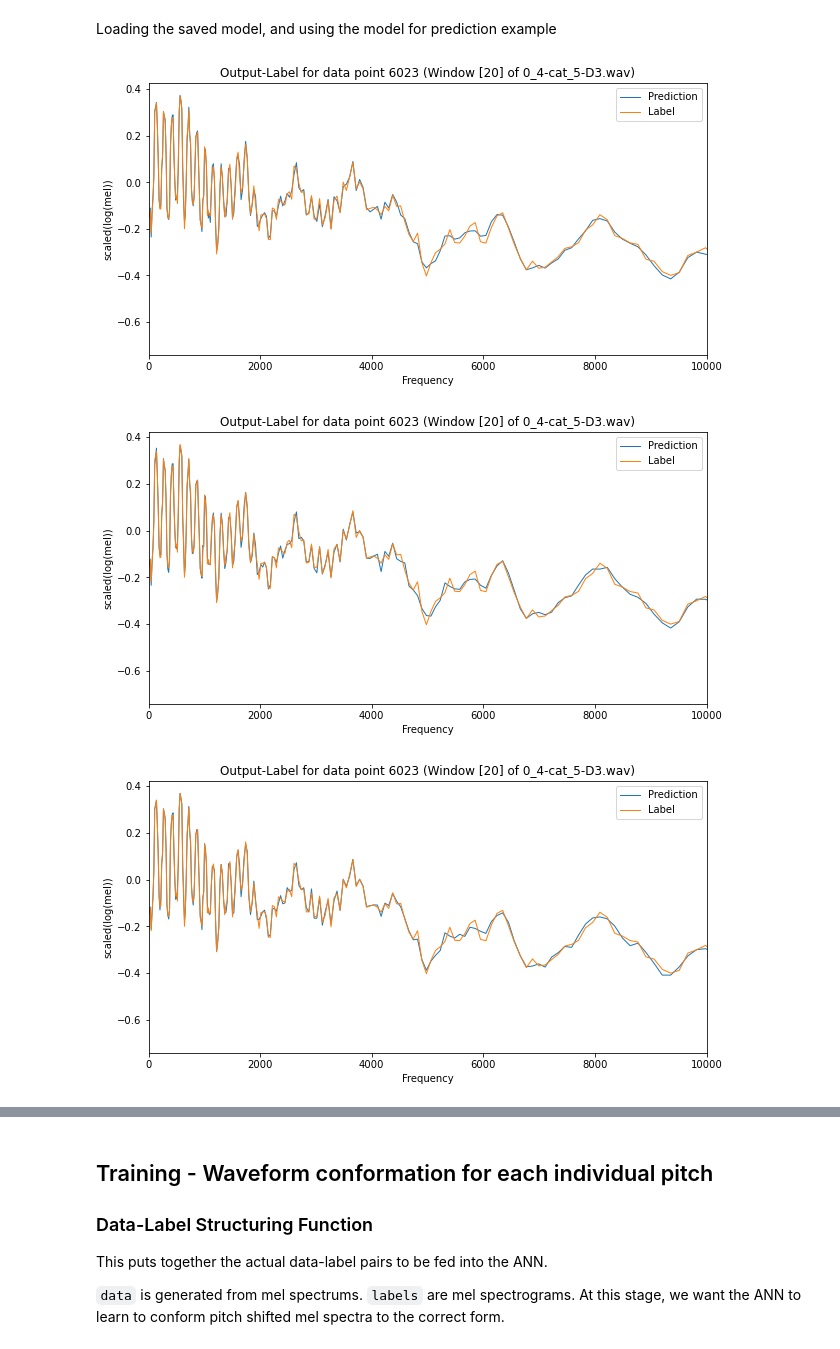
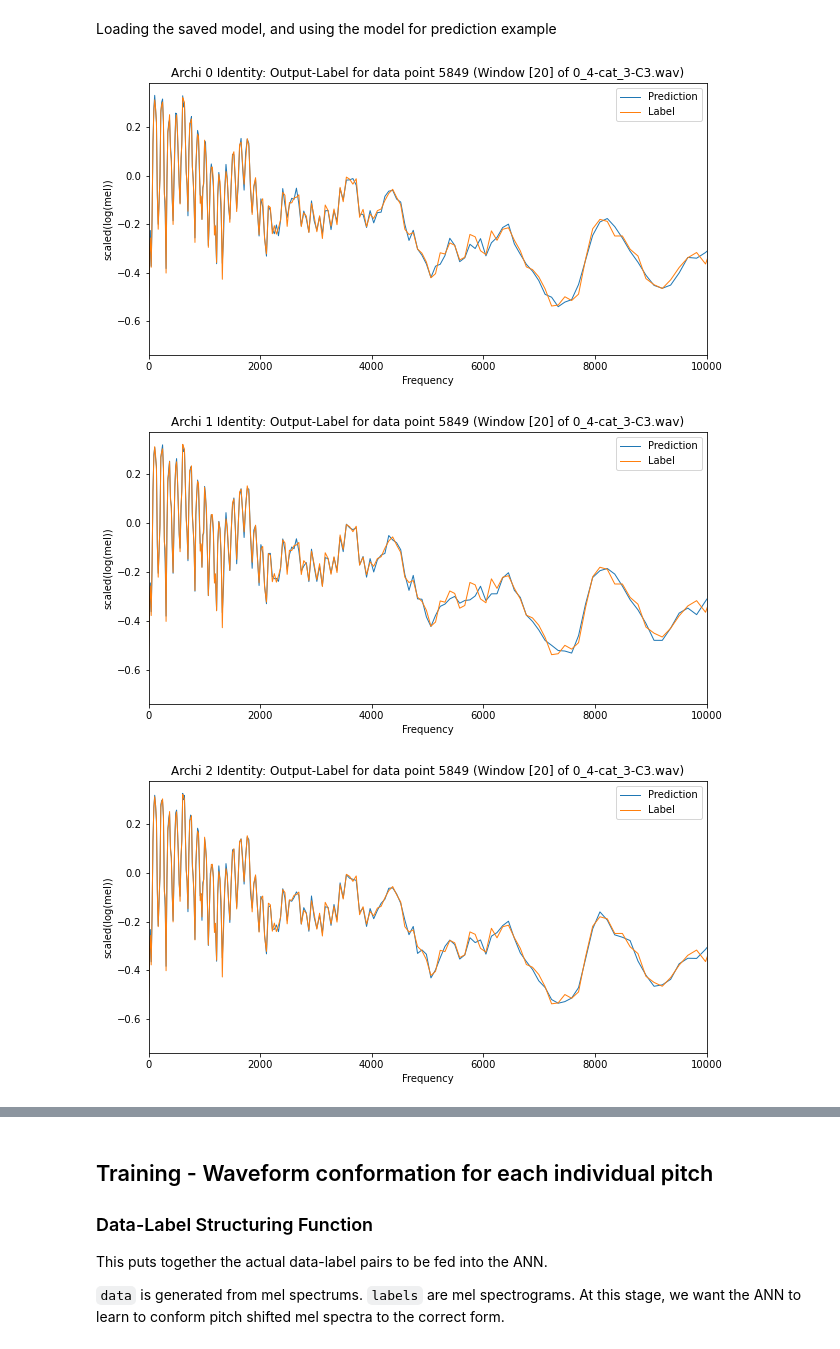
Before and after one commit to zioul123/VocalPitchModulator, a Jupyter notebook: SpecificModelCreation.ipynb, the cells around one changed output, grey strips where cells are left out. Cells and saved outputs as stored; diff of their text form; code cells hidden in the pictures.

Commit message:
Add more plots and fix the last two cells

```diff
--- a/SpecificModelCreation.ipynb
+++ b/SpecificModelCreation.ipynb
@@ -338,43 +341,44 @@ Model saved at model_data\VPMModel\Archi-3_Identity-Mels-to-Mels_epoch5000_512_5
 Saving the model
 # %% [markdown]
 Loading the saved model, and using the model for prediction example
+# %%
+vidx = 4; pIdx = 3; pid = 0; winIdx = 20;
+wavIdx = flat_ref_idx(vidx, pIdx, pid)
+
+model_paths = [
+    "Archi-0_Identity-Mels-to-Mels_epoch5000_256_256_256.pt",
+    "Archi-1_Identity-Mels-to-Mels_epoch5000_296_296_256.pt",
+    "Archi-2_Identity-Mels-to-Mels_epoch5000_266_266_256.pt",
+    "Archi-3_Identity-Mels-to-Mels_epoch5000_512_512_256.pt"
+]
+n_inputs = [ 256, 296, 266, 512 ]
+n_hids =  [ 256, 296, 266, 512 ]
 # %%
-vidx = 4; pIdx = 5; pid = 0; winIdx = 20;
-wavIdx = flat_ref_idx(vidx, pIdx, pid)
-
-model_paths = [
-    "Archi-0_Identity-Mels-to-Mels_epoch5000_256_256_256.pt",
-    "Archi-1_Identity-Mels-to-Mels_epoch5000_296_296_256.pt",
-    "Archi-2_Identity-Mels-to-Mels_epoch5000_266_266_256.pt",
-    "Archi-3_Identity-Mels-to-Mels_epoch5000_512_512_256.pt"
-]
-n_inputs = [ 256, 296, 266, 512 ]
-n_hids =  [ 256, 296, 266, 512 ]
-
+# Plot a single window spectrum sample
 for archi in range(4):
     model = BaseFFN(n_input=n_inputs[archi], n_hid=n_hids[archi], n_output=n_mels)
     model.load_state_dict(torch.load(os.path.join("model_data", "VPMModel", model_paths[archi]), map_location=torch.device('cpu')))
     model.eval()
 
     data_tensor, label_tensor = map(torch.tensor, (datas[archi], labelss[archi]))
     data_tensor = data_tensor.float(); label_tensor = label_tensor.float();
     predictions = model(data_tensor).detach().numpy()
 
     # # # # # # # # # # # # # # # # # # # # # # # # # # # #
     # Graphing of a single mel spectra for one datapoint  #
     # # # # # # # # # # # # # # # # # # # # # # # # # # # #
     data_point = flat_data_idx(wavIdx, winIdx)
     x_axis = librosa.core.mel_frequencies(n_mels=256, fmin=0.0, fmax=22050.0)
     plt.figure(figsize=(10, 5))
     plt.plot(x_axis, predictions[data_point], label='Prediction', linewidth=1)
     plt.plot(x_axis, label_tensor[data_point], label='Label', linewidth=1)
     plt.xlim(0, 10000)
     plt.xlabel('Frequency')
     plt.ylabel('scaled(log(mel))')
     plt.legend(loc='best')
-    plt.title("Output-Label for data point {} (Window [{}] of {})".format(data_point, winIdx, flat_data_ref_list[wavIdx]))
-    plt.savefig(os.path.join("model_data", "VPMModel", "SampleOutput_" + model_paths[archi] + '.png'))
+    plt.title("Archi {} Identity: Output-Label for data point {} (Window [{}] of {})".format(archi, data_point, winIdx, flat_data_ref_list[wavIdx]))
+    plt.savefig(os.path.join("model_data", "VPMModel", "Archi-{}_SampleOutput_".format(archi) + model_paths[archi] + '.png'))
 # %% [output]
-[figure, old version]
+[figure, new version]
-[figure, old version]
+[figure, new version]
-[figure, old version]
+[figure, new version]
```
Also changed, not shown: parts of 4 cells of this notebook.
